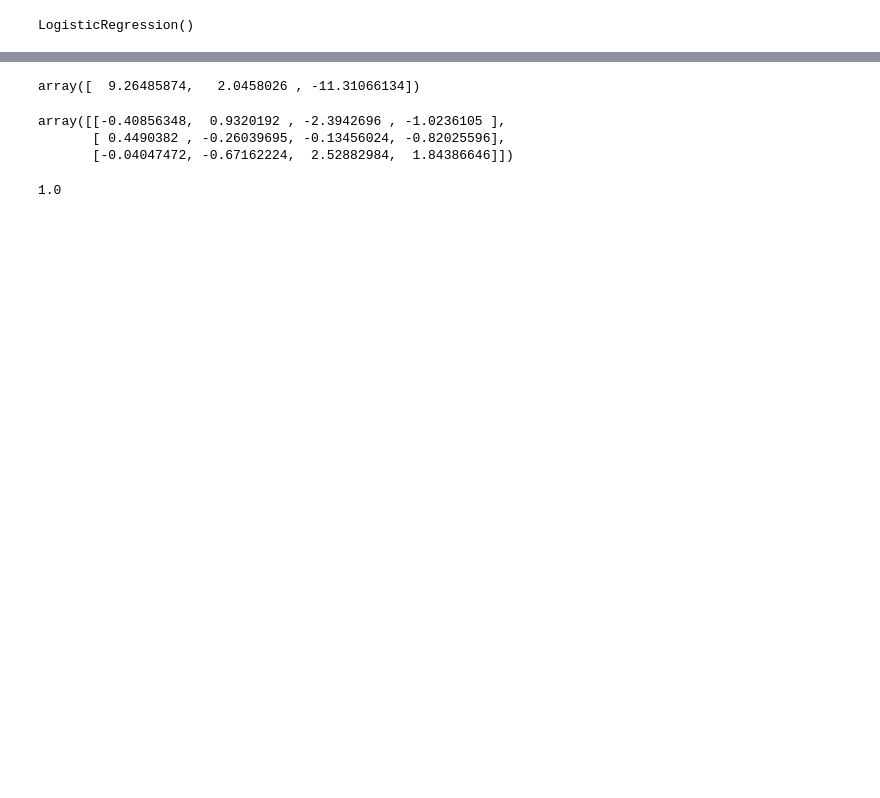
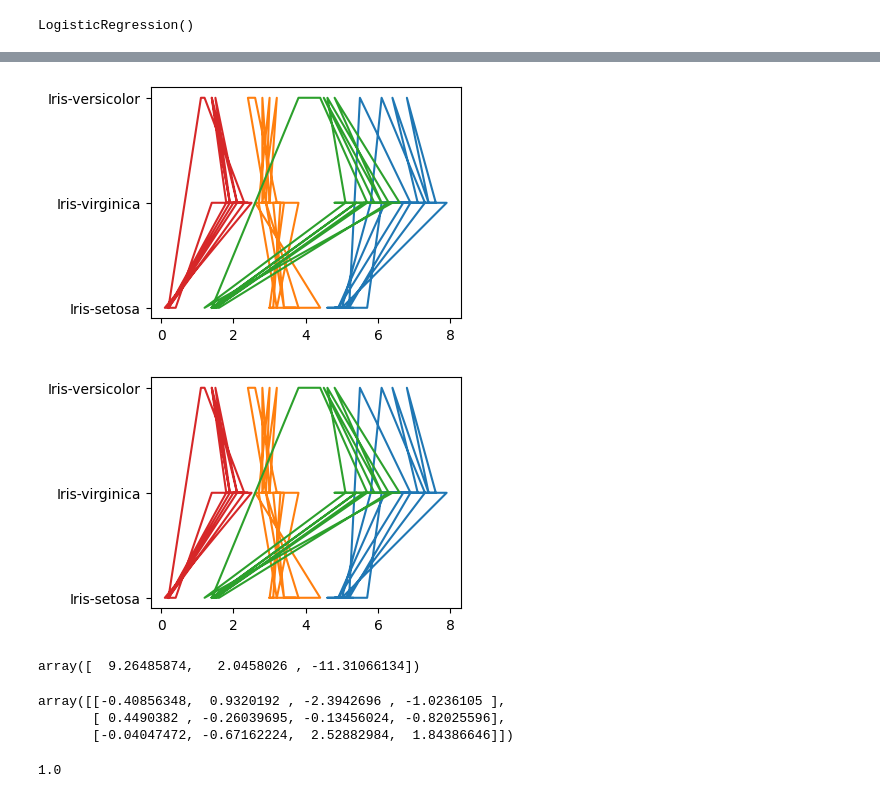
Before and after one commit to Nirikshan95/TechnoHacks, a Jupyter notebook: iris_classification_model.ipynb, the cells around one changed output, grey strips where cells are left out. Drawn from its saved outputs; the diff is of its cells as text; code cells hidden in the pictures; blank space fills up the shorter version.

```diff
--- a/iris_classification_model.ipynb
+++ b/iris_classification_model.ipynb
@@ -55,3 +98,14 @@ y_pred=model.predict(x_test)
+# %%
+
+plt.figure(figsize=(4,3))
+plt.plot(x_test,y_test)
+plt.show()
+plt.figure(figsize=(4,3))
+plt.plot(x_test,y_pred)
+plt.show()
+# %% [output]
+[figure, added]
+[figure, added]
 # %%
 model.intercept_
 # %% [output]
```
Also changed, not shown: parts of 9 cells of this notebook.
